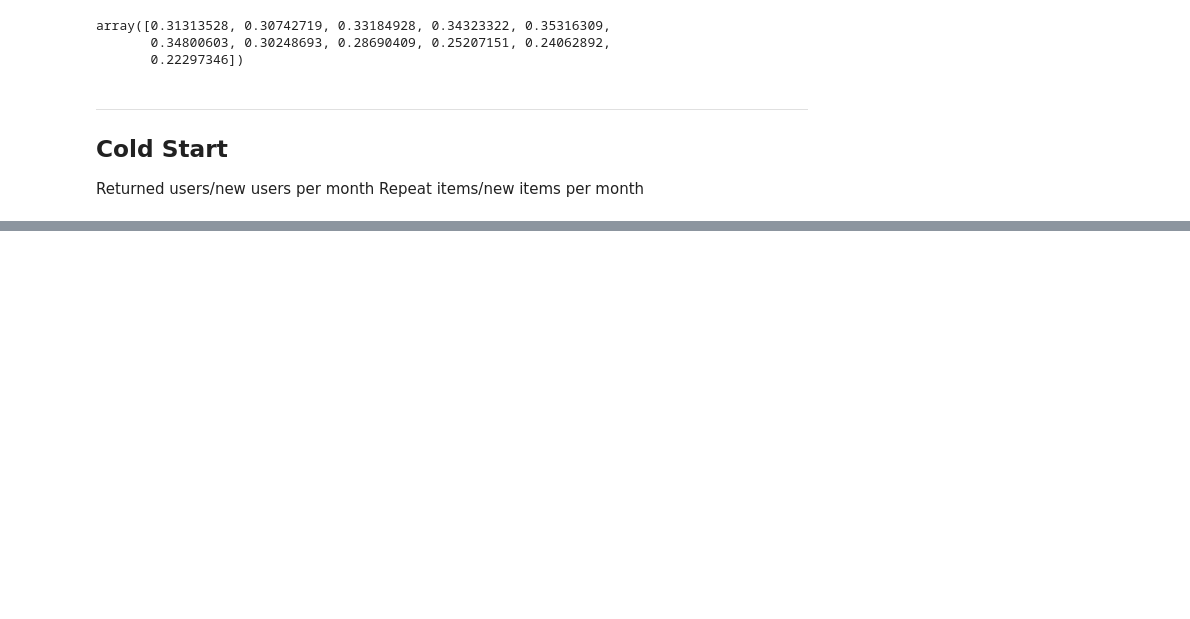
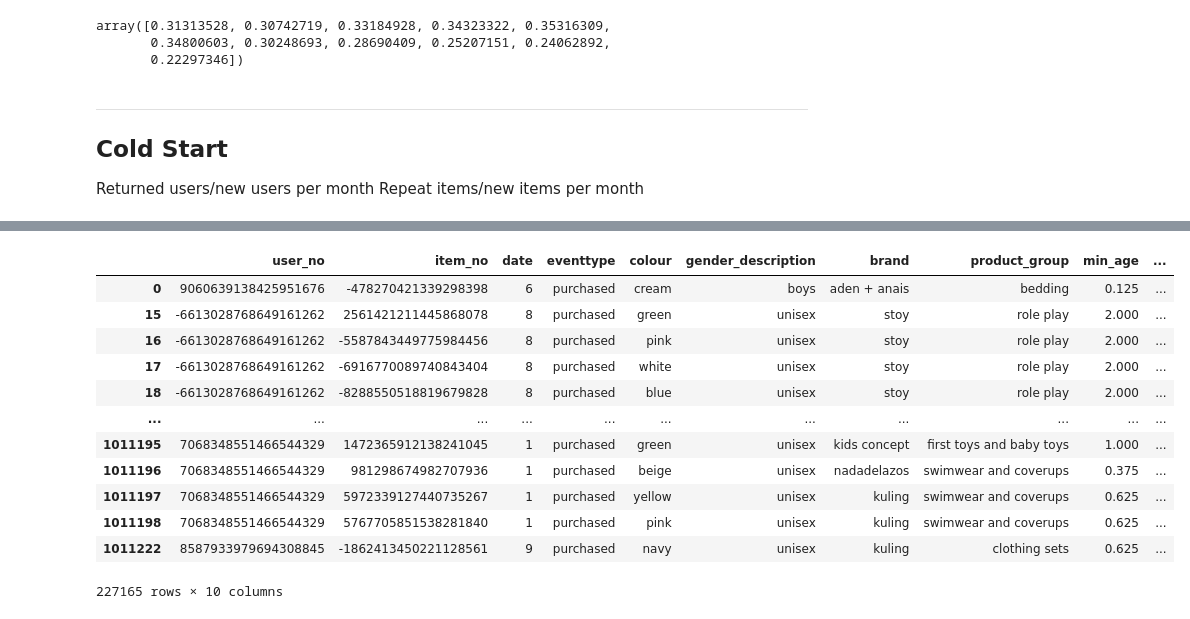
Before and after one commit to msvensson222/tfrs-retail-example, a Jupyter notebook: EDA.ipynb, the cells around one changed output, grey strips where cells are left out. Saved outputs shown, nothing was run; the diff lists cells and outputs as text; code cells hidden in the pictures; blank space fills up the shorter version.

Commit message:
First draft EDA

```diff
--- a/EDA.ipynb
+++ b/EDA.ipynb
@@ -464,0 +571,22 @@ Repeat items/new items per month
+# %%
+user_item_interaction_verbose = pd.merge(user_item_interaction_df, item_info_df, how='left', on='item_no')
+# %%
+user_item_interaction_verbose['date'] = user_item_interaction_verbose['date'].dt.month
+# %%
+user_item_interaction_purchases = user_item_interaction_verbose.loc[user_item_interaction_verbose['eventtype'] == 'purchased']
+# %%
+user_item_interaction_purchases
+# %% [output]
+|  | user_no | item_no | date | eventtype | colour | gender_description | brand | product_group | min_age | ... |
+| 0 | 9060639138425951676 | -478270421339298398 | 6 | purchased | cream | boys | aden + anais | bedding | 0.125 | ... |
+| 15 | -6613028768649161262 | 2561421211445868078 | 8 | purchased | green | unisex | stoy | role play | 2.000 | ... |
+| 16 | -6613028768649161262 | -5587843449775984456 | 8 | purchased | pink | unisex | stoy | role play | 2.000 | ... |
+| 17 | -6613028768649161262 | -6916770089740843404 | 8 | purchased | white | unisex | stoy | role play | 2.000 | ... |
+| 18 | -6613028768649161262 | -8288550518819679828 | 8 | purchased | blue | unisex | stoy | role play | 2.000 | ... |
+| ... | ... | ... | ... | ... | ... | ... | ... | ... | ... | ... |
+| 1011195 | 7068348551466544329 | 1472365912138241045 | 1 | purchased | green | unisex | kids concept | first toys and baby toys | 1.000 | ... |
+| 1011196 | 7068348551466544329 | 981298674982707936 | 1 | purchased | beige | unisex | nadadelazos | swimwear and coverups | 0.375 | ... |
+| 1011197 | 7068348551466544329 | 5972339127440735267 | 1 | purchased | yellow | unisex | kuling | swimwear and coverups | 0.625 | ... |
+| 1011198 | 7068348551466544329 | 5767705851538281840 | 1 | purchased | pink | unisex | kuling | swimwear and coverups | 0.625 | ... |
+| 1011222 | 8587933979694308845 | -1862413450221128561 | 9 | purchased | navy | unisex | kuling | clothing sets | 0.625 | ... |
+227165 rows × 10 columns
```
Also changed, not shown: parts of 38 cells of this notebook.
